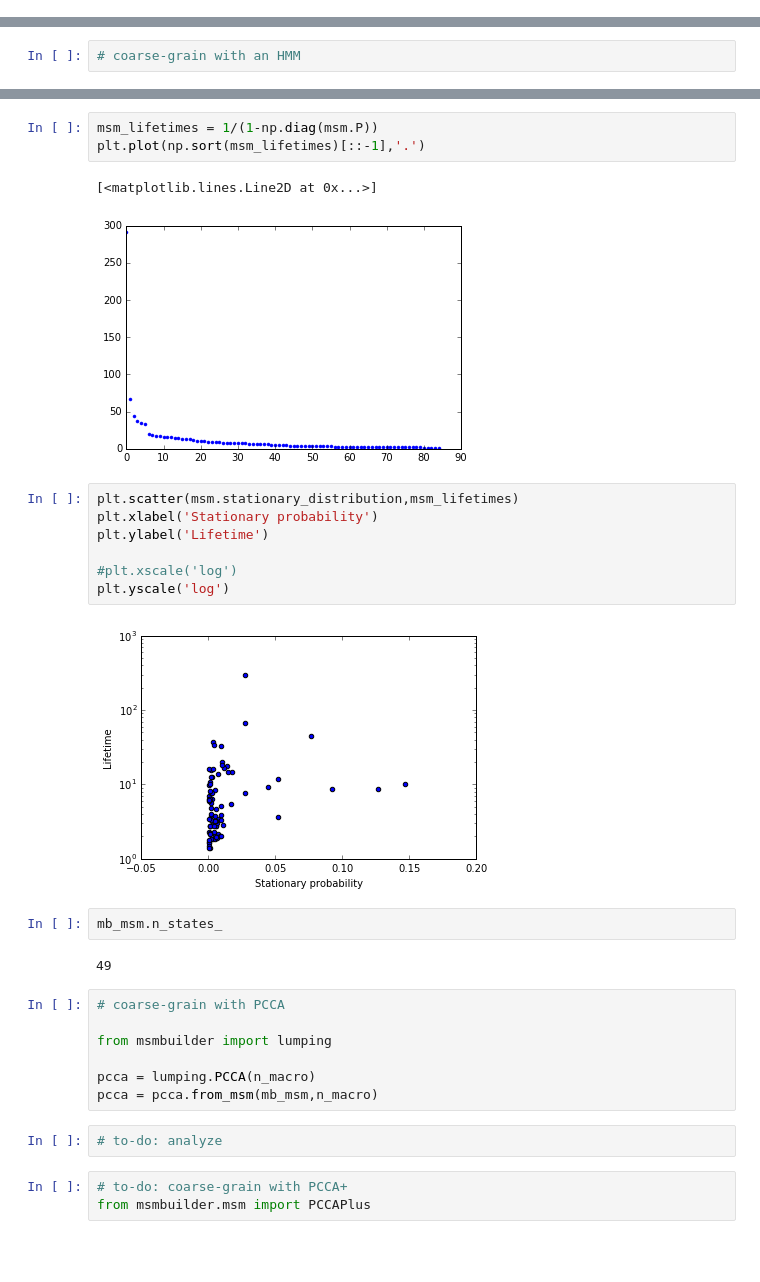
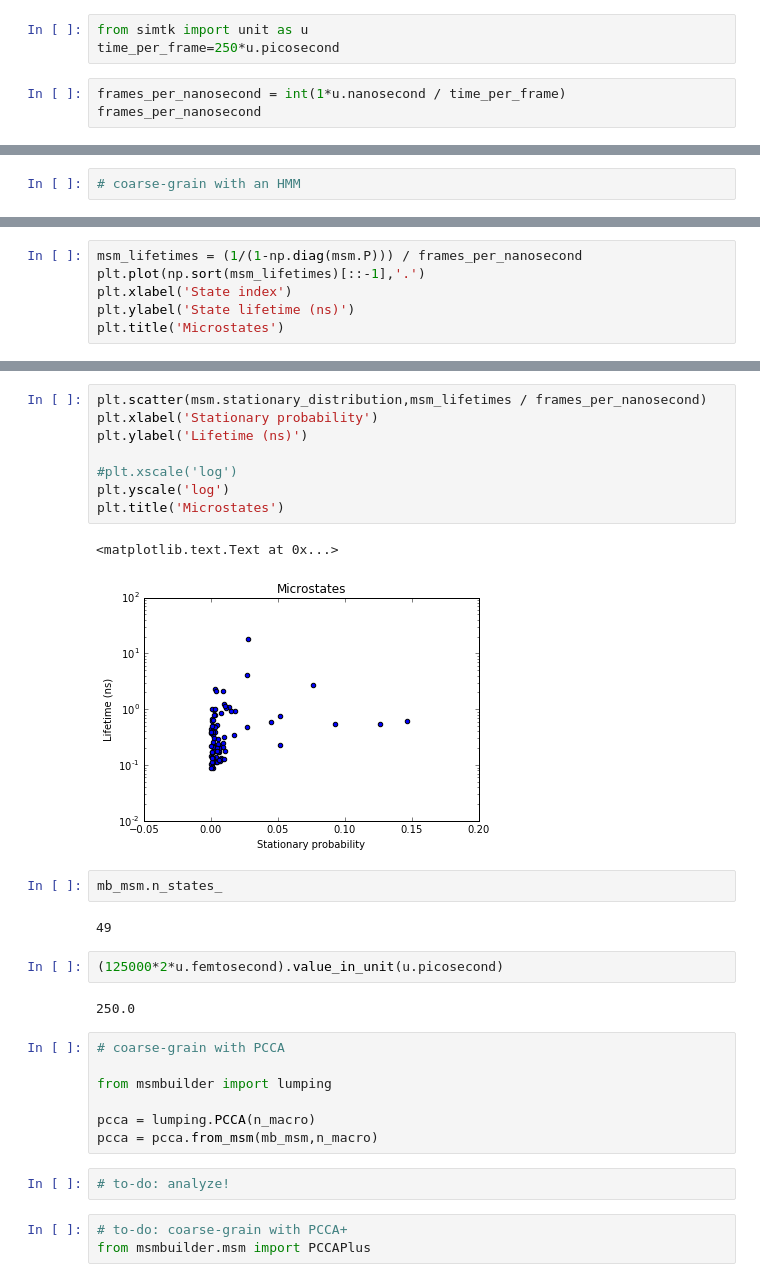
Before and after one commit to maxentile/MSMs, a Jupyter notebook: results/T4 MSM-building.ipynb, the cells around one changed output, grey strips where cells are left out. Saved outputs shown, nothing was run; the diff lists cells and outputs as text; blank space fills up the shorter version.

```diff
--- a/results/T4 MSM-building.ipynb
+++ b/results/T4 MSM-building.ipynb
@@ -325,3 +329,9 @@ getting output of MiniBatchKmeansClustering: 100% (301/301) [######] eta 00:01 |
 its = pyemma.msm.its(dtrajs_500,nits=10)
 # %% [output]
 estimating MaximumLikelihoodMSM: 100% (14/14) [####################] eta 00:09 \
+# %%
+from simtk import unit as u
+time_per_frame=250*u.picosecond
+# %%
+frames_per_nanosecond = int(1*u.nanosecond / time_per_frame)
+frames_per_nanosecond
@@ -456,0 +468,6 @@ np.trace(hmm.P)/len(hmm.P)
+# %%
+msm_lifetimes = (1/(1-np.diag(msm.P))) / frames_per_nanosecond
+plt.plot(np.sort(msm_lifetimes)[::-1],'.')
+plt.xlabel('State index')
+plt.ylabel('State lifetime (ns)')
+plt.title('Microstates')
@@ -472,22 +497,22 @@ plt.yscale('log')
-# %%
-msm_lifetimes = 1/(1-np.diag(msm.P))
-plt.plot(np.sort(msm_lifetimes)[::-1],'.')
-# %% [output]
-[<matplotlib.lines.Line2D at 0x...>]
-[figure, removed]
 # %%
-plt.scatter(msm.stationary_distribution,msm_lifetimes)
+plt.scatter(msm.stationary_distribution,msm_lifetimes / frames_per_nanosecond)
 plt.xlabel('Stationary probability')
-plt.ylabel('Lifetime')
+plt.ylabel('Lifetime (ns)')
 
 #plt.xscale('log')
 plt.yscale('log')
+plt.title('Microstates')
 # %% [output]
+<matplotlib.text.Text at 0x...>
-[figure, old version]
+[figure, new version]
 # %%
 mb_msm.n_states_
 # %% [output]
 49
+# %%
+(125000*2*u.femtosecond).value_in_unit(u.picosecond)
+# %% [output]
+250.0
 # %%
 # coarse-grain with PCCA
 
@@ -496,7 +521,7 @@ from msmbuilder import lumping
 pcca = lumping.PCCA(n_macro)
 pcca = pcca.from_msm(mb_msm,n_macro)
 # %%
-# to-do: analyze
+# to-do: analyze!
 # %%
 # to-do: coarse-grain with PCCA+
 from msmbuilder.msm import PCCAPlus
```
Also changed, not shown: parts of 14 cells of this notebook.
